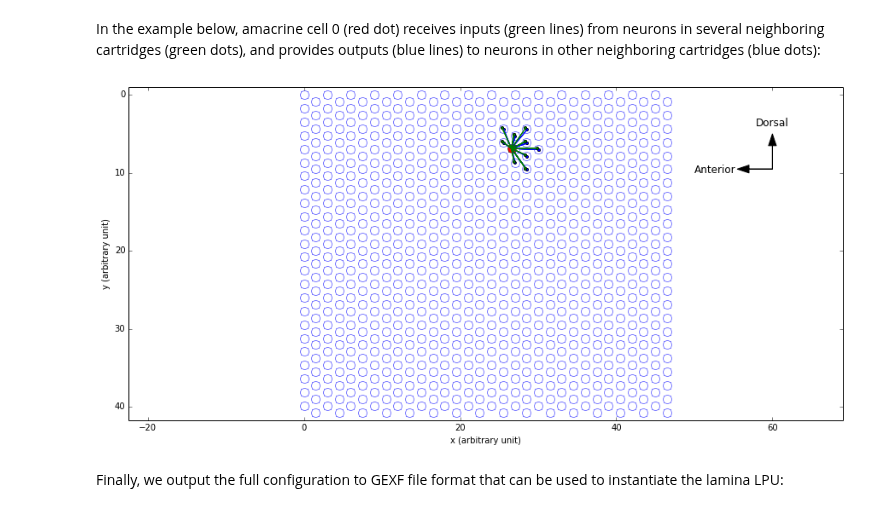
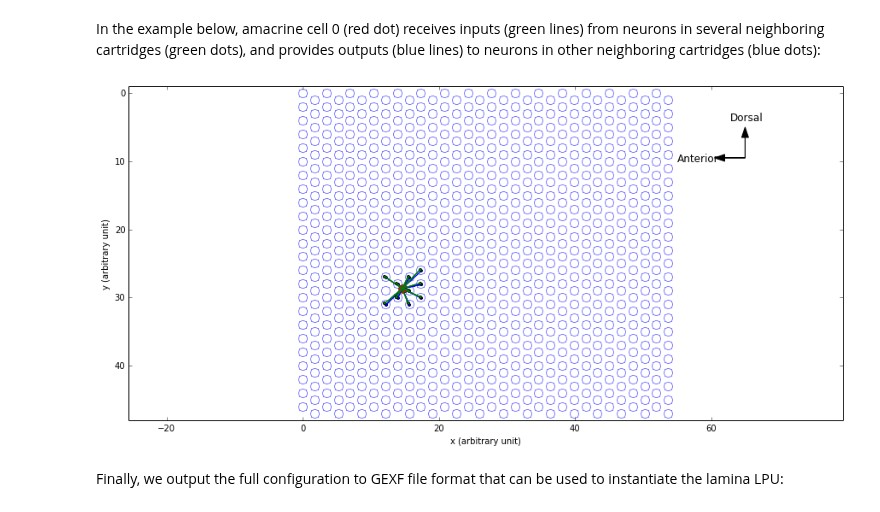
Before and after one commit to neurokernel/neurokernel, a Jupyter notebook: notebooks/lamina.ipynb, the cells around one changed output. Saved outputs shown, nothing was run; the diff lists cells and outputs as text; code cells hidden in the pictures.

Commit message:
updated lamina notebook

```diff
--- a/notebooks/lamina.ipynb
+++ b/notebooks/lamina.ipynb
@@ -169,8 +167,8 @@ axis('equal')
 axis([X.min()-1, X.max()+1, Y.min()-1, Y.max()+1])
 gca().invert_yaxis()
 
-# plot the position of L4 neuron in cartridge 100
-neuron = lamina.cartridges[204+32].neurons['L4']
+# plot the position of L4 neuron in cartridge 236
+neuron = lamina.cartridges[236].neurons['L4']
 x, y = neuron.position()
 plot(x, y, 'o', markerfacecolor = 'r', markersize = 10, hold = True)
 
@@ -188,8 +186,8 @@ for synapse in neuron.incoming_synapses:
 
 xlabel('x (arbitrary unit)')
 ylabel('y (arbitrary unit)')
-tx1 = text(50, 10, 'Anterior', fontsize=12)
-ar1 = arrow(60, 9.5, -3, 0, head_width = 1, color = 'k')
-tx2 = text(58, 4, 'Dorsal', fontsize = 12)
-ar2 = arrow(60, 9.5, 0, -3, head_width = 1, color = 'k')
+tx1 = text(55, 10, 'Anterior', fontsize=12)
+ar1 = arrow(65, 9.5, -3, 0, head_width = 1, color = 'k')
+tx2 = text(63, 4, 'Dorsal', fontsize = 12)
+ar2 = arrow(65, 9.5, 0, -3, head_width = 1, color = 'k')
 # %% [output]
@@ -203,35 +201,35 @@ In the example below, amacrine cell 0 (red dot) receives inputs (green lines) fr
 # %%
 figure(figsize = (15,7))
 plot(X.reshape(-1), Y.reshape(-1), 'o', markerfacecolor = 'w',
      markeredgecolor = 'b', markersize = 10)
 axis('equal')
 axis([X.min()-1, X.max()+1, Y.min()-1, Y.max()+1])
 gca().invert_yaxis()
 
-# plot the position of Amacrine cell 0
+# plot the position of Amacrine cell 240
 neuron = lamina.non_columnar_neurons[240]
 x, y = neuron.position()
 plot(x, y, 'o', markerfacecolor = 'r', markersize = 10, hold = True)
 
-# plot the positions of the neuron the Am 0 is presynaptic to
+# plot the positions of the neuron the Am 240 is presynaptic to
 for synapse in neuron.outgoing_synapses:
     post_x, post_y = synapse.post_neuron.position()
     plot(post_x+0.1, post_y+0.1, 'o', markerfacecolor = 'b', markersize = 3, hold = True)
     plot([x, post_x+0.1], [y, post_y+0.1], 'b', hold = True)
 # plot the positions of the neuron the Am 0 is postsynaptic to
 for synapse in neuron.incoming_synapses:
     pre_x, pre_y = synapse.pre_neuron.position()
     plot(pre_x-0.1, pre_y-0.1, 'o', markerfacecolor = 'g', markersize = 3, hold = True)
     plot([x, pre_x-0.1], [y, pre_y-0.1], 'g', hold = True)
 
 xlabel('x (arbitrary unit)')
 ylabel('y (arbitrary unit)')
-tx1 = text(50, 10, 'Anterior', fontsize=12)
-ar1 = arrow(60, 9.5, -3, 0, head_width = 1, color = 'k')
-tx2 = text(58, 4, 'Dorsal', fontsize = 12)
-ar2 = arrow(60, 9.5, 0, -3, head_width = 1, color = 'k')
+tx1 = text(55, 10, 'Anterior', fontsize=12)
+ar1 = arrow(65, 9.5, -3, 0, head_width = 1, color = 'k')
+tx2 = text(63, 4, 'Dorsal', fontsize = 12)
+ar2 = arrow(65, 9.5, 0, -3, head_width = 1, color = 'k')
 # %% [output]
-[figure, old version]
+[figure, new version]
 # %% [markdown]
 Finally, we output the full configuration to GEXF file format that can be used to instantiate the lamina LPU:
 # %%
```
Also changed, not shown: parts of 5 cells of this notebook.
